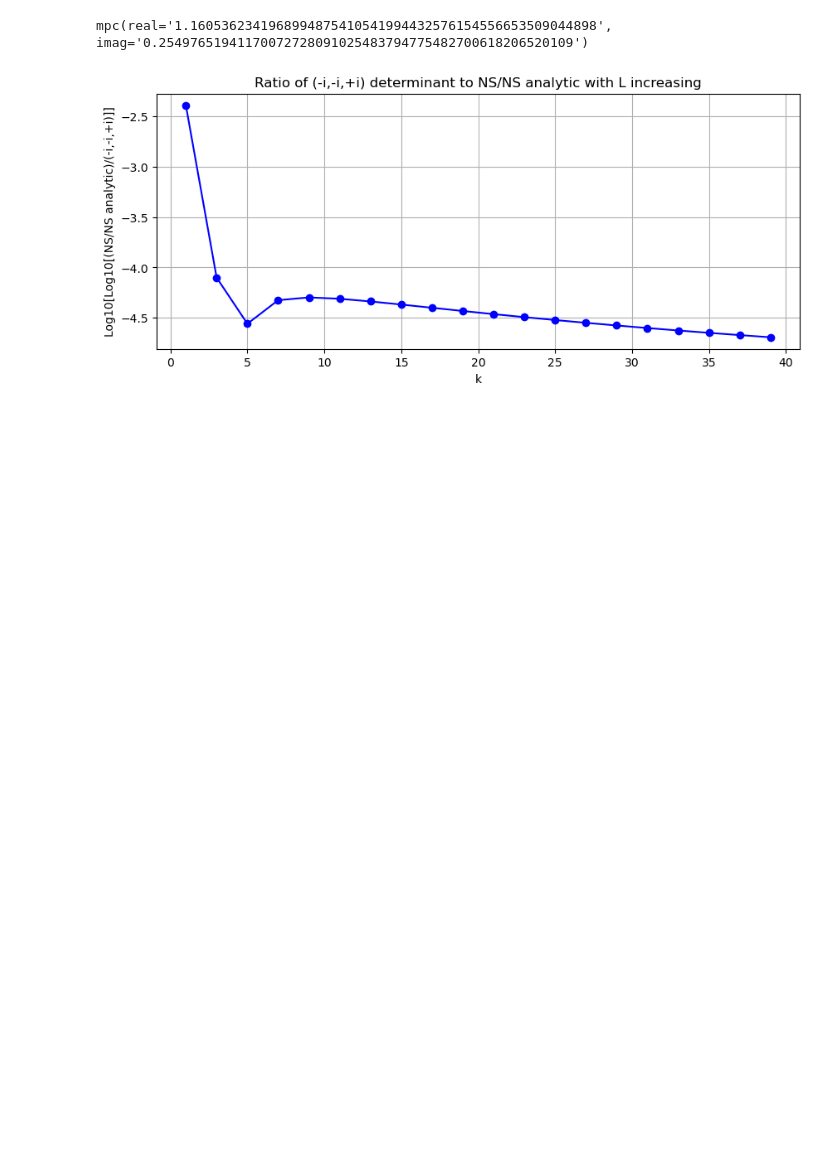
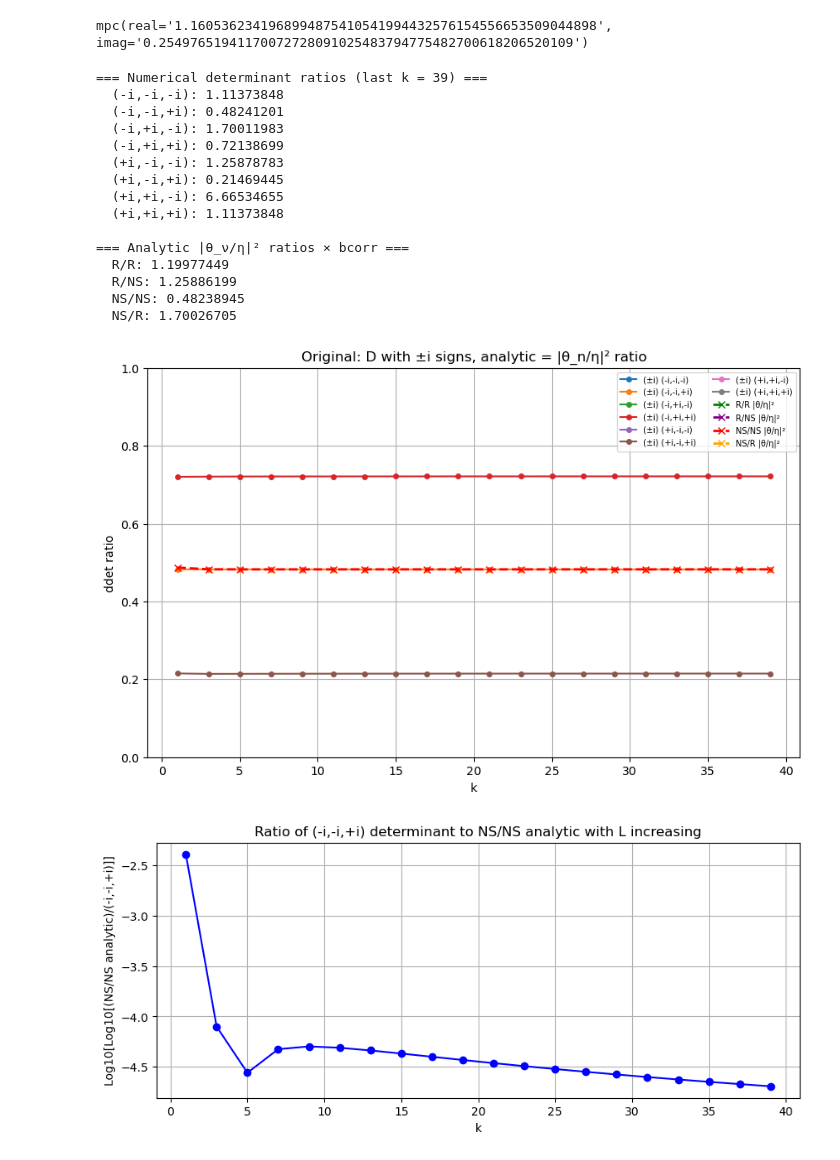
Before and after one commit to Sam-2727/String-Monte-Carlo, a Jupyter notebook: covariant formalism/notebooks/testing2.ipynb, the cells around one changed output. Cells and saved outputs as stored; diff of their text form; code cells hidden in the pictures; blank space fills up the shorter version.

```diff
--- a/covariant formalism/notebooks/testing2.ipynb
+++ b/covariant formalism/notebooks/testing2.ipynb
@@ -234,7 +202,7 @@ import numpy as np
 import matplotlib.pyplot as plt
 import mpmath as mp
 from itertools import product
-def ddet_log_plot(k_start=1, k_end=20, k_step=2):
+def ddet_log_plot(k_start=1, k_end=40, k_step=2):
     k_vals = list(range(k_start, k_end + 1, k_step))
     sign_combos = list(product([False, True], repeat=3))
 
@@ -265,33 +233,50 @@ def ddet_log_plot(k_start=1, k_end=20, k_step=2):
 
     # Print converged values (last k)
     print("=== Numerical determinant ratios (last k = {}) ===".format(k_vals[-1]))
     for s in sign_combos:
         sign_str = "(" + ",".join("+i" if b else "-i" for b in s) + ")"
         print(f"  {sign_str}: {orig_ratios[s][-1]:.8f}")
 
     print("\n=== Analytic |θ_ν/η|² ratios × bcorr ===")
     for n in [1, 2, 3, 4]:
         print(f"  {spin_labels[n]}: {analytic[n][-1]:.8f}")
 
     # Plot: all combos
     plt.figure(figsize=(10, 6))
     cmap = plt.cm.tab10
     for idx, s in enumerate(sign_combos):
         label = "(±i) " + "(" + ",".join("+i" if b else "-i" for b in s) + ")"
         plt.plot(k_vals, orig_ratios[s], marker="o", linestyle="-", color=cmap(idx), label=label, markersize=4)
     for n in [1, 2, 3, 4]:
         plt.plot(k_vals, analytic[n], marker="x", linestyle="--", color=spin_colors[n], label=f"{spin_labels[n]} |θ/η|²", linewidth=2)
     plt.xlabel("k")
     plt.ylabel("ddet ratio")
     plt.title("Original: D with ±i signs, analytic = |θ_n/η|² ratio")
     plt.legend(fontsize=7, ncol=2)
     plt.grid(True)
     plt.ylim([0,1])
     plt.show()
 
     return np.array(k_vals), orig_ratios, analytic
 
 kvals_d, orig, ana_orig = ddet_log_plot()
+# %% [output]
+=== Numerical determinant ratios (last k = 39) ===
+  (-i,-i,-i): 1.11373848
+  (-i,-i,+i): 0.48241201
+  (-i,+i,-i): 1.70011983
+  (-i,+i,+i): 0.72138699
+  (+i,-i,-i): 1.25878783
+  (+i,-i,+i): 0.21469445
+  (+i,+i,-i): 6.66534655
+  (+i,+i,+i): 1.11373848
+
+=== Analytic |θ_ν/η|² ratios × bcorr ===
+  R/R: 1.19977449
+  R/NS: 1.25886199
+  NS/NS: 0.48238945
+  NS/R: 1.70026705
+[figure, added]
 # %%
 # Ratio of (-i,-i,+i) numerical to NS/NS analytic as a function of k
 k_start, k_end, k_step = 1, 40, 2
```
Also changed, not shown: parts of 3 cells of this notebook, 4 other files.
